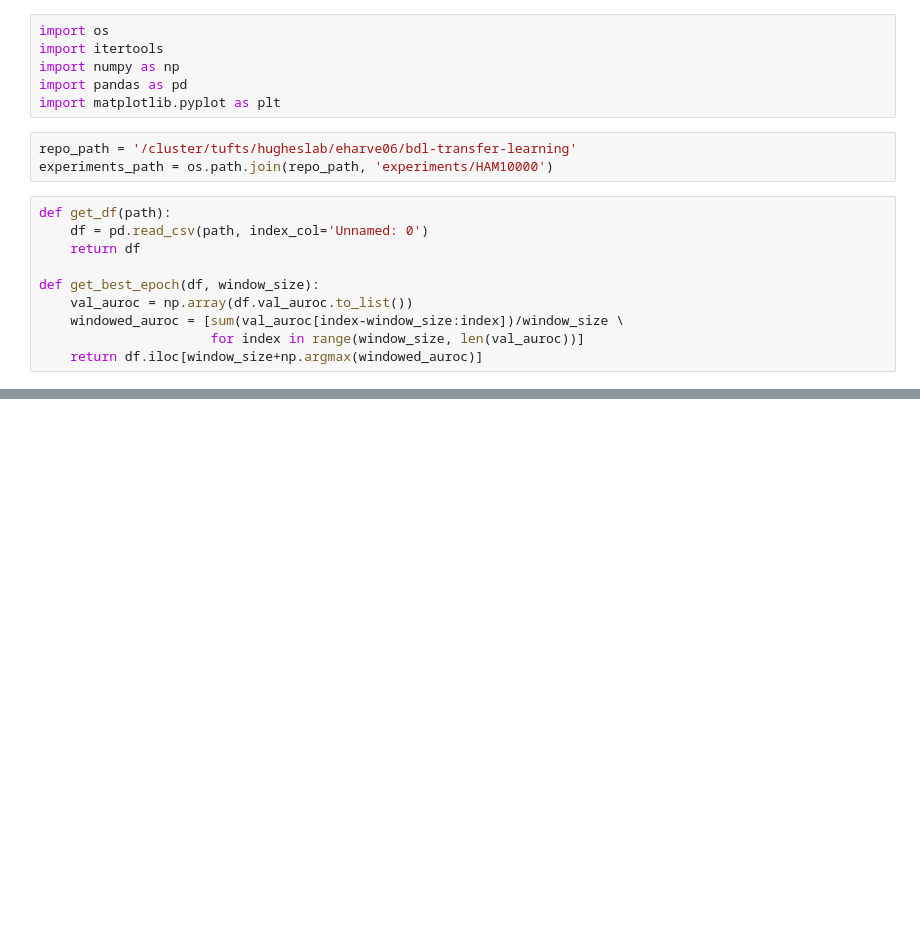
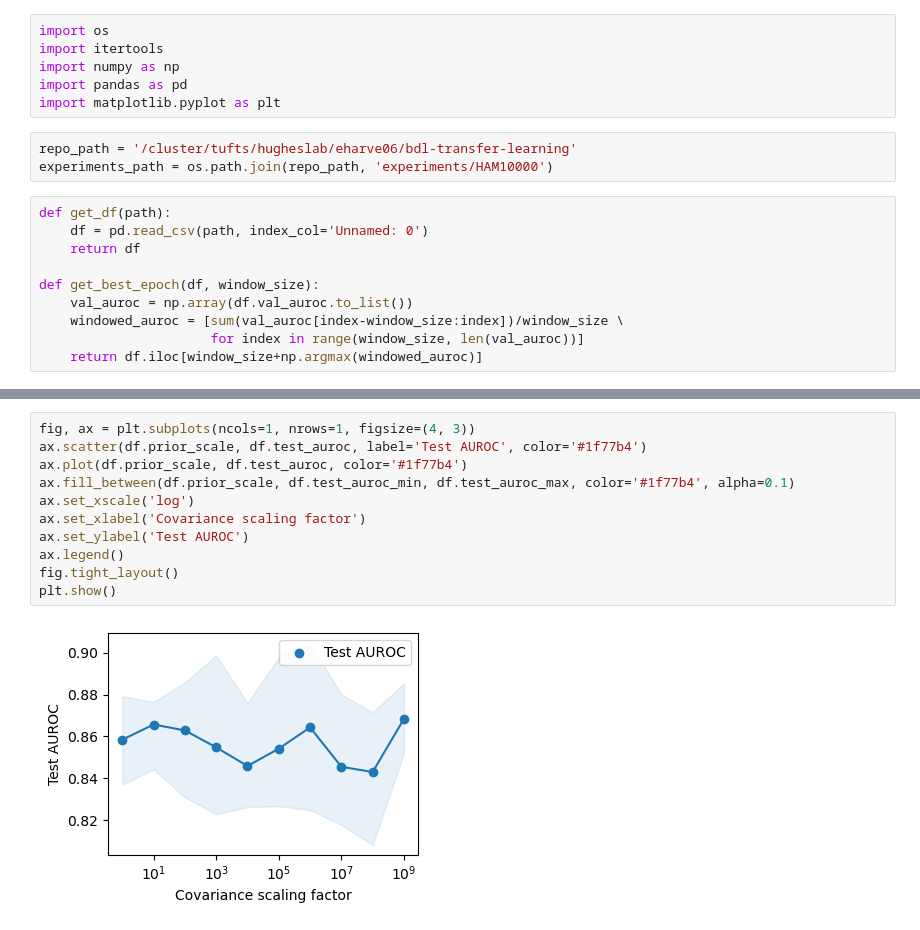
Before and after one commit to tufts-ml/bdl-transfer-learning, a Jupyter notebook: notebooks/covariance_scaling_factor.ipynb, the cells around one changed output, grey strips where cells are left out. Cells and saved outputs as stored; diff of their text form; blank space fills up the shorter version.

```diff
--- a/notebooks/covariance_scaling_factor.ipynb
+++ b/notebooks/covariance_scaling_factor.ipynb
@@ -89,0 +97,13 @@ plt.show()
+# %%
+fig, ax = plt.subplots(ncols=1, nrows=1, figsize=(4, 3))
+ax.scatter(df.prior_scale, df.test_auroc, label='Test AUROC', color='#1f77b4')
+ax.plot(df.prior_scale, df.test_auroc, color='#1f77b4')
+ax.fill_between(df.prior_scale, df.test_auroc_min, df.test_auroc_max, color='#1f77b4', alpha=0.1)
+ax.set_xscale('log')
+ax.set_xlabel('Covariance scaling factor')
+ax.set_ylabel('Test AUROC')
+ax.legend()
+fig.tight_layout()
+plt.show()
+# %% [output]
+[figure, added]
```
Also changed, not shown: parts of 6 cells of this notebook, 9 other files.
